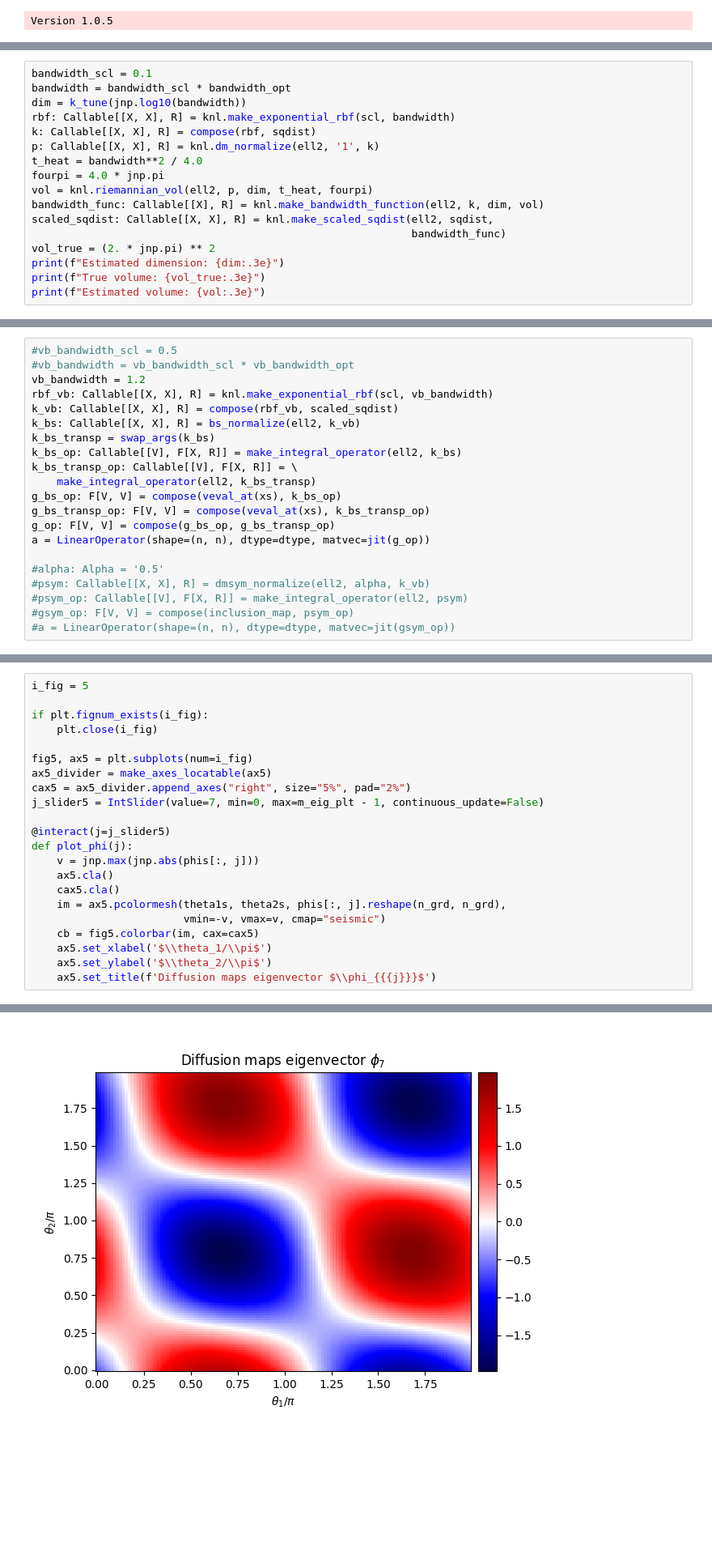
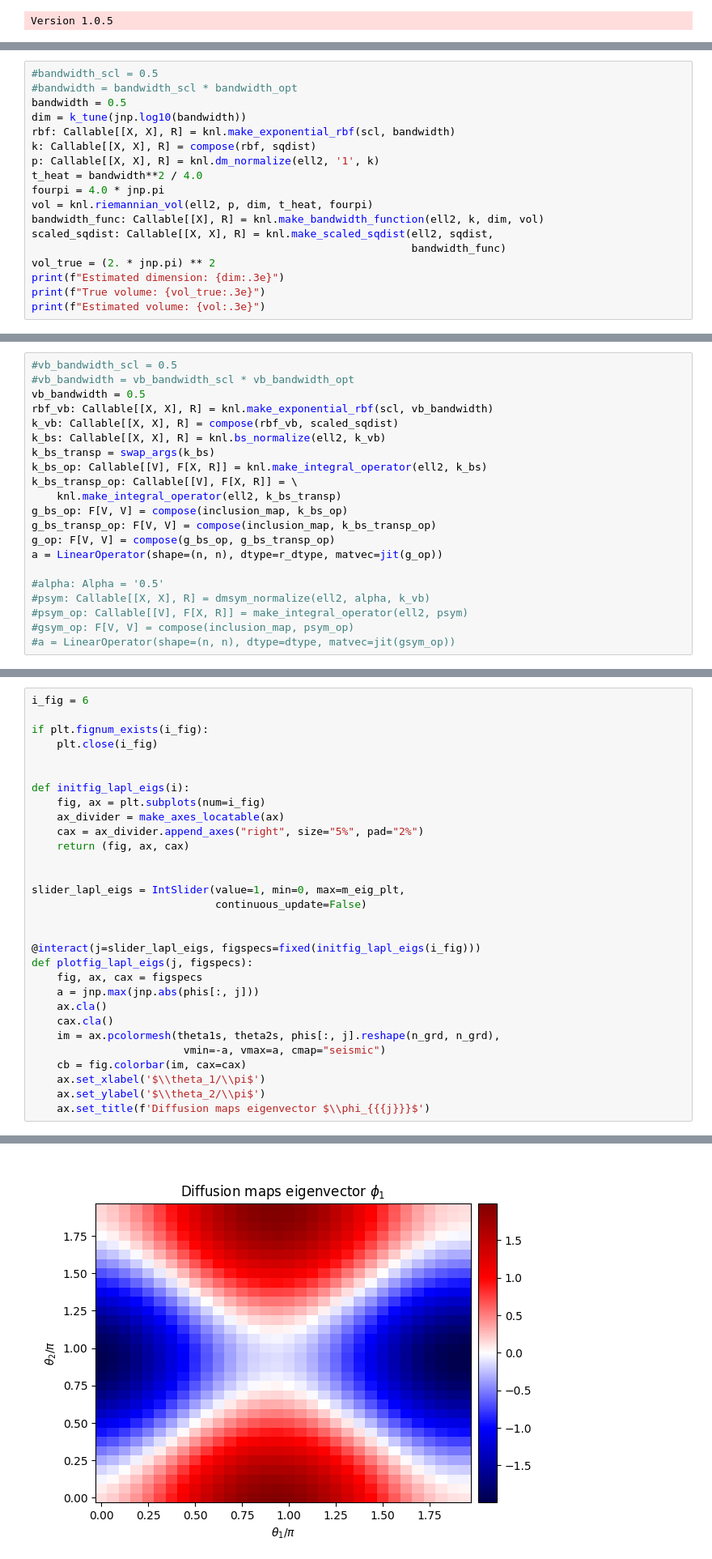
Before and after one commit to dg227/NLSA, a Jupyter notebook: Python/examples/generator_compactification/torus_rotation.ipynb, the cells around one changed output, grey strips where cells are left out. Shown at 81% size. Cells and saved outputs as stored; diff of their text form; blank space fills up the shorter version.

```diff
--- a/Python/examples/generator_compactification/torus_rotation.ipynb
+++ b/Python/examples/generator_compactification/torus_rotation.ipynb
@@ -193,6 +192,7 @@ plotfig_tuning(initfig_tuning(i_fig))
 # %%
-bandwidth_scl = 0.1
-bandwidth = bandwidth_scl * bandwidth_opt
+#bandwidth_scl = 0.5
+#bandwidth = bandwidth_scl * bandwidth_opt
+bandwidth = 0.5
 dim = k_tune(jnp.log10(bandwidth))
 rbf: Callable[[X, X], R] = knl.make_exponential_rbf(scl, bandwidth)
 k: Callable[[X, X], R] = compose(rbf, sqdist)
@@ -291,18 +291,18 @@ plotfig_tuning(initfig_tuning(i_fig))
 # %%
 #vb_bandwidth_scl = 0.5
 #vb_bandwidth = vb_bandwidth_scl * vb_bandwidth_opt
-vb_bandwidth = 1.2
+vb_bandwidth = 0.5
 rbf_vb: Callable[[X, X], R] = knl.make_exponential_rbf(scl, vb_bandwidth)
 k_vb: Callable[[X, X], R] = compose(rbf_vb, scaled_sqdist)
-k_bs: Callable[[X, X], R] = bs_normalize(ell2, k_vb)
+k_bs: Callable[[X, X], R] = knl.bs_normalize(ell2, k_vb)
 k_bs_transp = swap_args(k_bs)
-k_bs_op: Callable[[V], F[X, R]] = make_integral_operator(ell2, k_bs)
+k_bs_op: Callable[[V], F[X, R]] = knl.make_integral_operator(ell2, k_bs)
 k_bs_transp_op: Callable[[V], F[X, R]] = \
-    make_integral_operator(ell2, k_bs_transp)
-g_bs_op: F[V, V] = compose(veval_at(xs), k_bs_op)
-g_bs_transp_op: F[V, V] = compose(veval_at(xs), k_bs_transp_op)
+    knl.make_integral_operator(ell2, k_bs_transp)
+g_bs_op: F[V, V] = compose(inclusion_map, k_bs_op)
+g_bs_transp_op: F[V, V] = compose(inclusion_map, k_bs_transp_op)
 g_op: F[V, V] = compose(g_bs_op, g_bs_transp_op)
-a = LinearOperator(shape=(n, n), dtype=dtype, matvec=jit(g_op))
+a = LinearOperator(shape=(n, n), dtype=r_dtype, matvec=jit(g_op))
 
 #alpha: Alpha = '0.5'
 #psym: Callable[[X, X], R] = dmsym_normalize(ell2, alpha, k_vb)
@@ -361,23 +358,31 @@ plotfig_tuning(initfig_tuning(i_fig))
 # %%
-i_fig = 5
+i_fig = 6
 
 if plt.fignum_exists(i_fig):
     plt.close(i_fig)
 
-fig5, ax5 = plt.subplots(num=i_fig)
-ax5_divider = make_axes_locatable(ax5)
-cax5 = ax5_divider.append_axes("right", size="5%", pad="2%")
-j_slider5 = IntSlider(value=7, min=0, max=m_eig_plt - 1, continuous_update=False)
 
-@interact(j=j_slider5)
-def plot_phi(j):
-    v = jnp.max(jnp.abs(phis[:, j]))
-    ax5.cla()
-    cax5.cla()
-    im = ax5.pcolormesh(theta1s, theta2s, phis[:, j].reshape(n_grd, n_grd),
-                        vmin=-v, vmax=v, cmap="seismic")
-    cb = fig5.colorbar(im, cax=cax5)
-    ax5.set_xlabel('$\\theta_1/\\pi$')
-    ax5.set_ylabel('$\\theta_2/\\pi$')
-    ax5.set_title(f'Diffusion maps eigenvector $\\phi_{{{j}}}$')
+def initfig_lapl_eigs(i):
+    fig, ax = plt.subplots(num=i_fig)
+    ax_divider = make_axes_locatable(ax)
+    cax = ax_divider.append_axes("right", size="5%", pad="2%")
+    return (fig, ax, cax)
+
+
+slider_lapl_eigs = IntSlider(value=1, min=0, max=m_eig_plt,
+                             continuous_update=False)
+
+
+@interact(j=slider_lapl_eigs, figspecs=fixed(initfig_lapl_eigs(i_fig)))
+def plotfig_lapl_eigs(j, figspecs):
+    fig, ax, cax = figspecs
+    a = jnp.max(jnp.abs(phis[:, j]))
+    ax.cla()
+    cax.cla()
+    im = ax.pcolormesh(theta1s, theta2s, phis[:, j].reshape(n_grd, n_grd),
+                        vmin=-a, vmax=a, cmap="seismic")
+    cb = fig.colorbar(im, cax=cax)
+    ax.set_xlabel('$\\theta_1/\\pi$')
+    ax.set_ylabel('$\\theta_2/\\pi$')
+    ax.set_title(f'Diffusion maps eigenvector $\\phi_{{{j}}}$')
 # %% [output]
@@ -385,2 +390,2 @@ interactive(children=(IntSlider(value=7, continuous_update=False, description='j
-[figure, old version]
+[figure, new version]
 # %%
```
Also changed, not shown: parts of 17 cells of this notebook.
